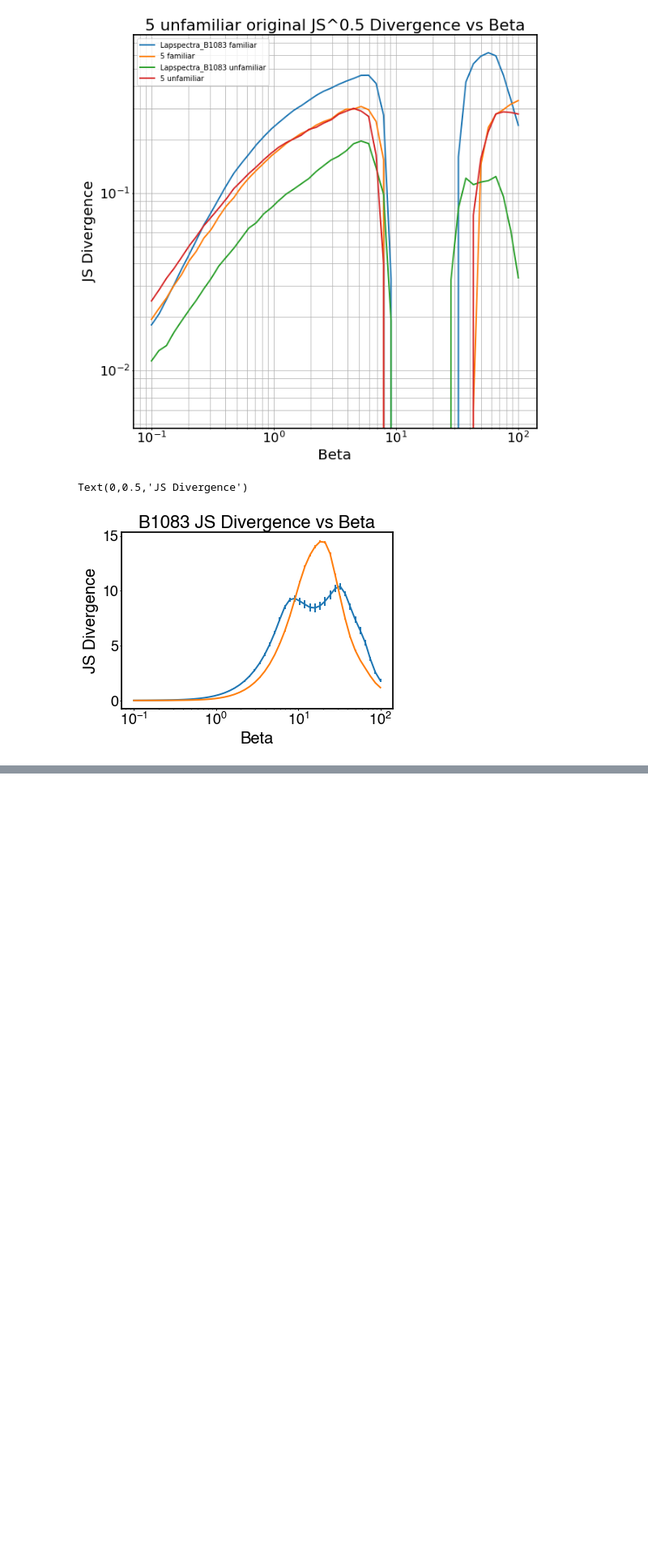
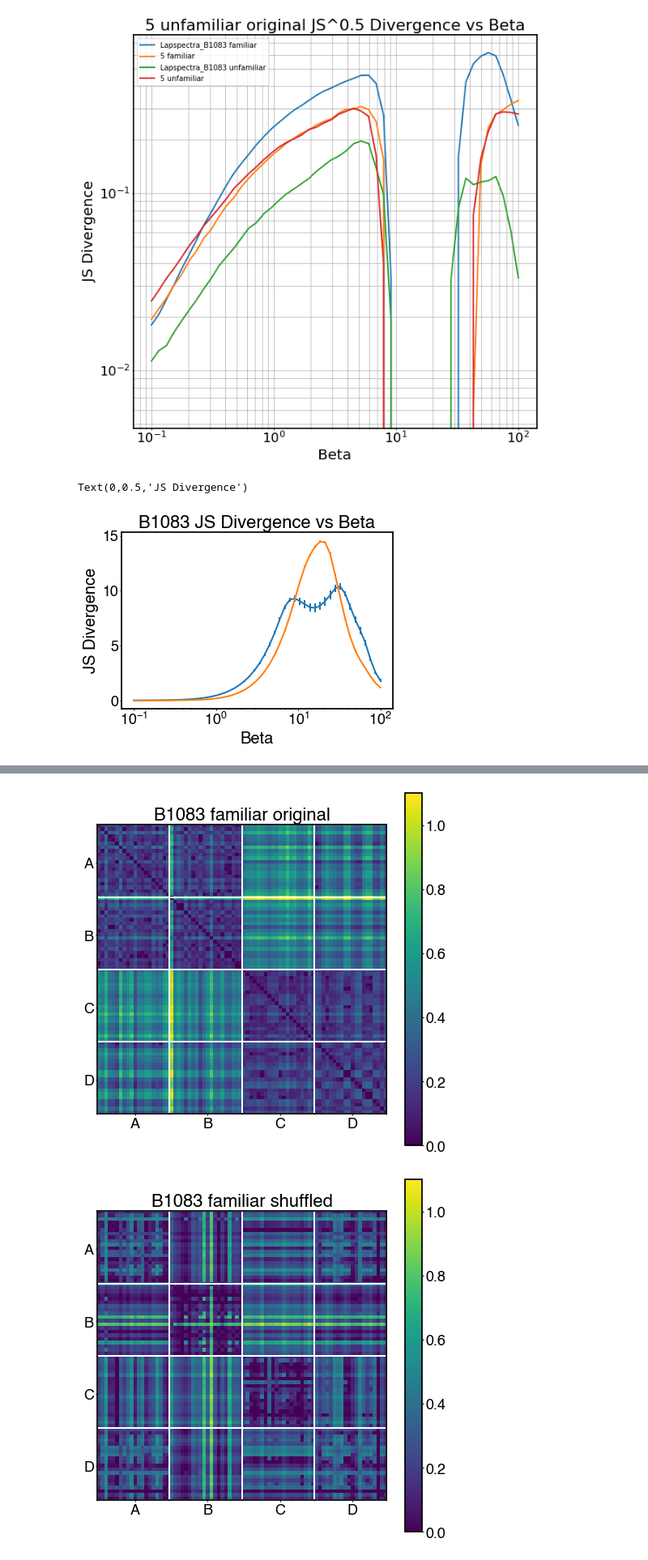
Before and after one commit to theilmbh/NeuralTDA, a Jupyter notebook: notebooks/pub/JSDiv-Behavior-BetaSweep.ipynb, the cells around one changed output, grey strips where cells are left out. Shown at 81% size. Cells and saved outputs as stored; diff of their text form; code cells hidden in the pictures; blank space fills up the shorter version.

```diff
--- a/notebooks/pub/JSDiv-Behavior-BetaSweep.ipynb
+++ b/notebooks/pub/JSDiv-Behavior-BetaSweep.ipynb
@@ -314,3 +314,19 @@ plt.ylabel('JS Divergence')
 # %% [output]
 Text(0,0.5,'JS Divergence')
 [figure]
+# %%
+beta = 1
+jsdivs = {}
+for indf, pair in enumerate(tqdm(file_pairs)):
+    lap_file, m_file = pair
+
+    params = get_lapfile_params(lap_file)
+    with open(lap_file, 'rb') as f:
+        lapspectra = pickle.load(f)
+    with open(m_file, 'rb') as f:
+        Mspectra = pickle.load(f)
+
+    mat = compute_JS_div_mtx(lapspectra, Mspectra, beta)
+    jsdiv = (mat + mat.T)
+    jsdiv[np.abs(jsdiv) < 1e-14] = 0
+    jsdivs[(params['bird'], params['fam'], params['shuf'])] = jsdiv
@@ -316,0 +335,40 @@ Text(0,0.5,'JS Divergence')
+# %%
+dat_keys = [('Lapspectra_B1083', 'familiar', 'original'), ('Lapspectra_B1083', 'familiar', 'shuffled'),
+            ('Lapspectra_B1083', 'unfamiliar', 'original'), ('Lapspectra_B1083', 'unfamiliar', 'shuffled'),
+            ('5', 'familiar', 'original'), ('5', 'familiar', 'shuffled'),
+            ('5', 'unfamiliar', 'original'), ('5', 'unfamiliar', 'shuffled')]
+
+birdids = {'5': 'B1083-2', 'Lapspectra_B1083': 'B1083'}
+
+ticklabels = [['A', 'B', 'C', 'D'], ['E', 'F', 'G', 'H']]
+for k in dat_keys:
+
+    plt.figure(figsize=(8,8))
+    ntrials = 20
+    nstim = 4
+    b = birdids[k[0]]
+    ax = plt.gca()
+    dsym = jsdivs[k]
+    plt.imshow(dsym,  vmin = 0, vmax=1.1, aspect='equal')
+#     plt.xticks(np.arange(0,ntrials*nstim, ntrials))
+#     plt.yticks(np.arange(0,ntrials*nstim, ntrials))
+    ax.set_yticks(np.arange(-0.5, ntrials*nstim, ntrials), minor=True)
+    ax.set_xticks(np.arange(-0.5, ntrials*nstim, ntrials), minor=True)
+    ax.set_xticks(np.arange(ntrials/2, nstim*ntrials, ntrials))
+    ax.set_yticks(np.arange(ntrials/2, nstim*ntrials, ntrials))
+    if 'unfamiliar' in k[1]:
+        tl = ticklabels[1]
+    else:
+        tl = ticklabels[0]
+    ax.set_xticklabels(tl)
+    ax.set_yticklabels(tl)
+#     ax.set_xlim([-0.5, 39.5])
+#     ax.set_ylim([39.5, -0.5])
+
+    ax.grid(which='minor', color='w', linestyle='-', linewidth=2)
+    plt.colorbar()
+    plt.title('{} {} {}'.format(b, k[1], k[2]))
+    plt.savefig(os.path.join(figsavepth, '{}_{}_{}.pdf'.format(b, k[1], k[2])))
+# %% [output]
+[figure, added]
+[figure, added]
```
Also changed, not shown: parts of 6 cells of this notebook, 5 other files.
